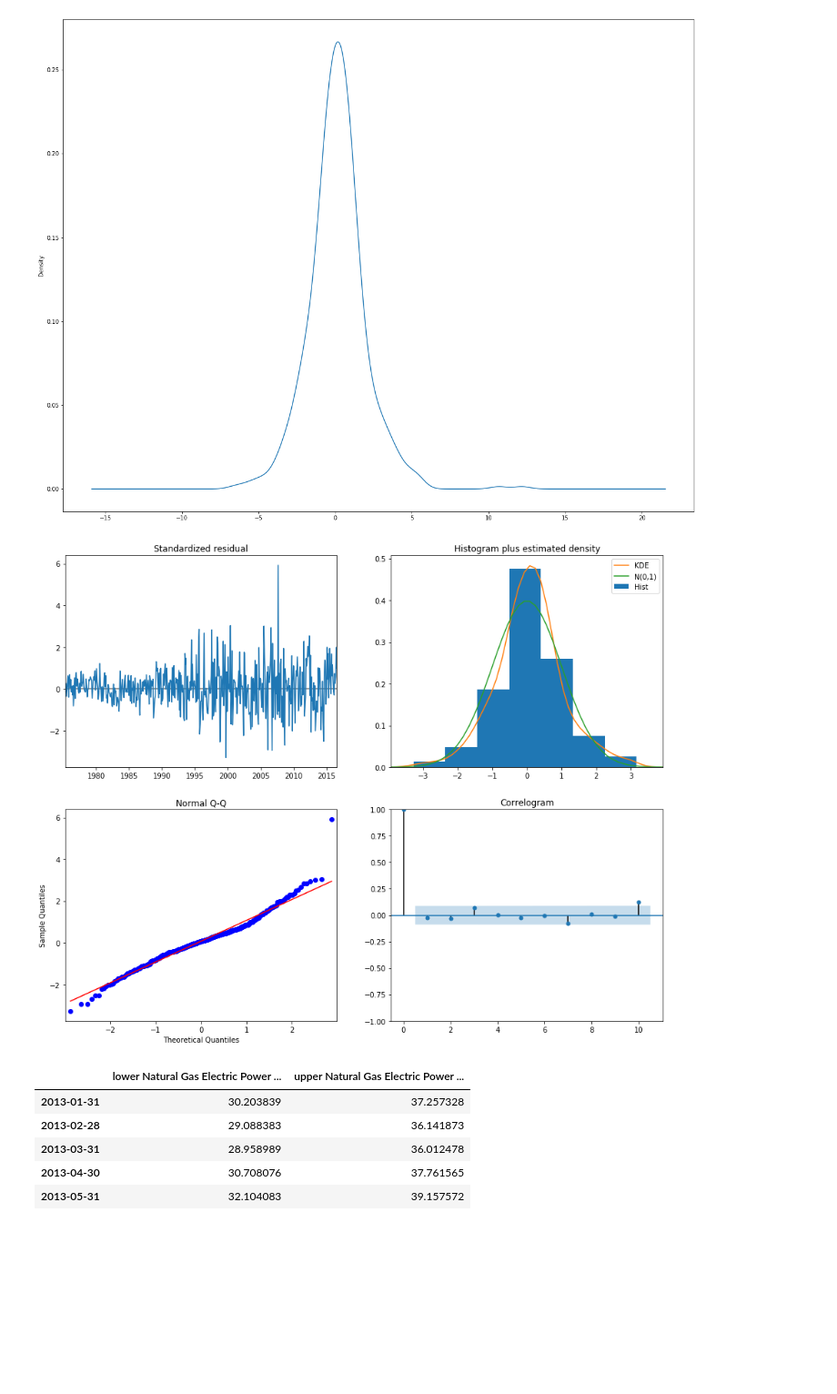
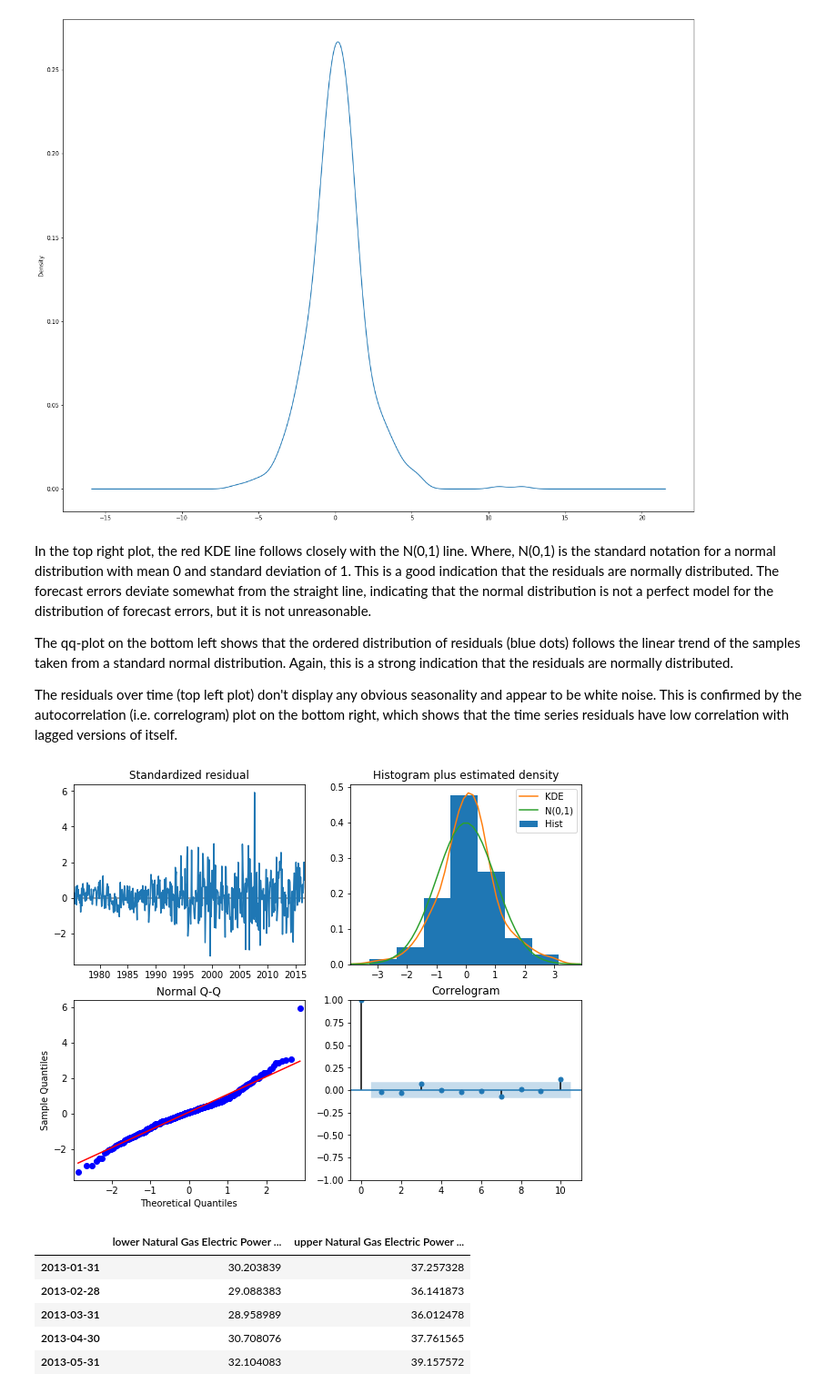
Before and after one commit to abhirupa-tech/Carbon-Emission-Forecasting-using-ARIMA, a Jupyter notebook: Prediction of Carbon Emission with a Hybrid ARIMA + LSTM model.ipynb, the cells around one changed output. Shown at 91% size. Saved outputs shown, nothing was run; the diff lists cells and outputs as text; code cells hidden in the pictures; blank space fills up the shorter version.

Commit message:
model desc added

```diff
--- a/ARIMA codes.ipynb
+++ b/Prediction of Carbon Emission with a Hybrid ARIMA + LSTM model.ipynb
@@ -449,11 +481,18 @@ results.resid.plot(kind='kde')
 # %% [output]
 <matplotlib.axes._subplots.AxesSubplot at 0x...>
 [figure]
+# %% [markdown]
+
+In the top right plot, the red KDE line follows closely with the N(0,1) line. Where, N(0,1) is the standard notation for a normal distribution with mean 0 and standard deviation of 1. This is a good indication that the residuals are normally distributed. The forecast errors deviate somewhat from the straight line, indicating that the normal distribution is not a perfect model for the distribution of forecast errors, but it is not unreasonable.
+
+The qq-plot on the bottom left shows that the ordered distribution of residuals (blue dots) follows the linear trend of the samples taken from a standard normal distribution. Again, this is a strong indication that the residuals are normally distributed.
+
+The residuals over time (top left plot) don't display any obvious seasonality and appear to be white noise. This is confirmed by the autocorrelation (i.e. correlogram) plot on the bottom right, which shows that the time series residuals have low correlation with lagged versions of itself.
 # %%
-results.plot_diagnostics(figsize=(15, 12))
+results.plot_diagnostics(figsize=(10, 8))
 plt.show()
 # %% [output]
-[figure, old version]
+[figure, new version]
 # %%
 pred = results.get_prediction(start = 480, end = 523, dynamic=False)
 pred_ci = pred.conf_int()
```
Also changed, not shown: parts of 24 cells of this notebook.
